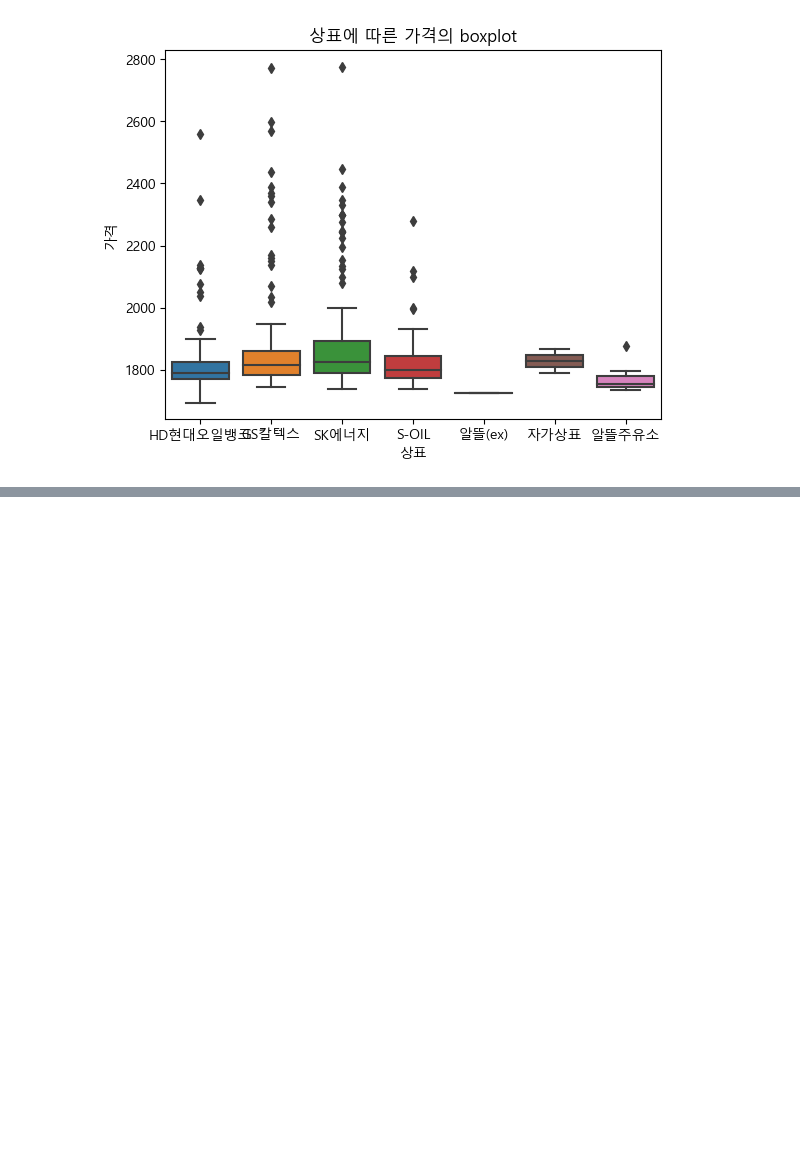
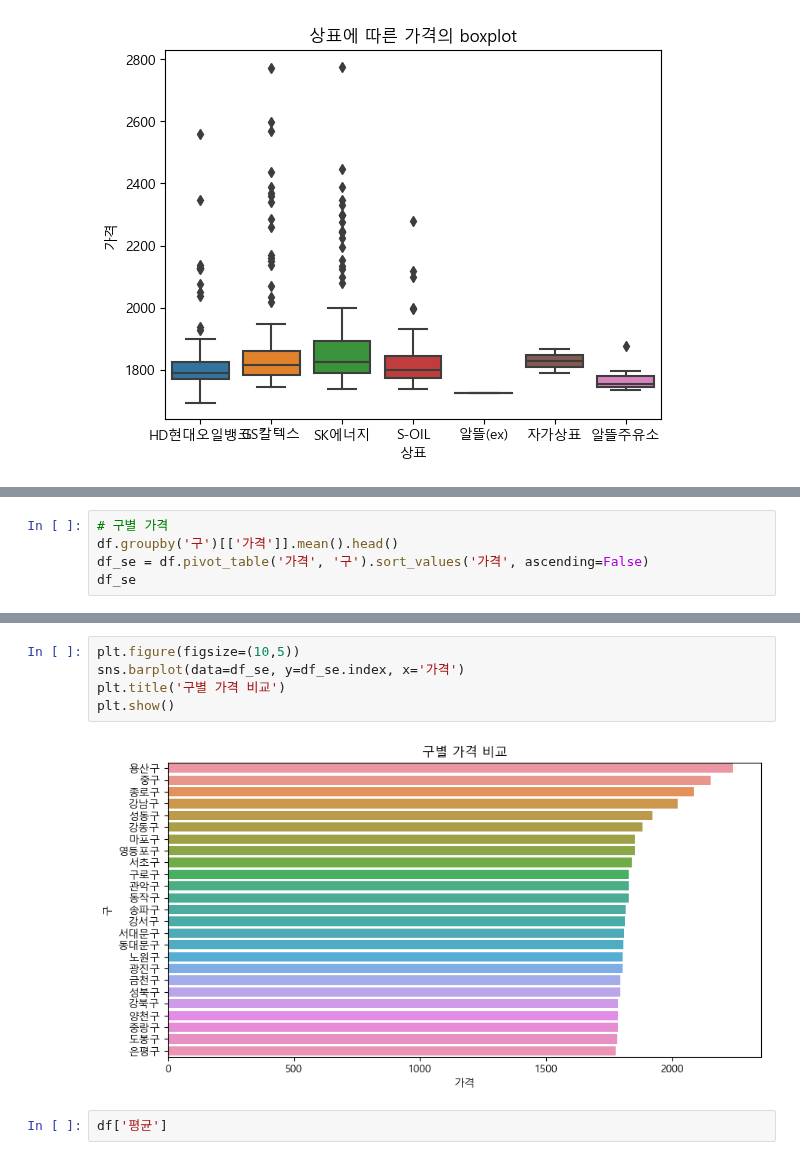
Before and after one commit to njy622/DataAnalysis-2023.09, a Jupyter notebook: 05.Crawling/15.Opinet.ipynb, the cells around one changed output, grey strips where cells are left out. Drawn from its saved outputs; the diff is of its cells as text; blank space fills up the shorter version.

```diff
--- a/05.Crawling/15.Opinet.ipynb
+++ b/05.Crawling/15.Opinet.ipynb
@@ -260,0 +292,5 @@ plt.show()
+# %%
+# 구별 가격
+df.groupby('구')[['가격']].mean().head()
+df_se = df.pivot_table('가격', '구').sort_values('가격', ascending=False)
+df_se
@@ -260,0 +316,9 @@ plt.show()
+# %%
+plt.figure(figsize=(10,5))
+sns.barplot(data=df_se, y=df_se.index, x='가격')
+plt.title('구별 가격 비교')
+plt.show()
+# %% [output]
+[figure, added]
+# %%
+df['평균']
```
Also changed, not shown: parts of 7 cells of this notebook.
